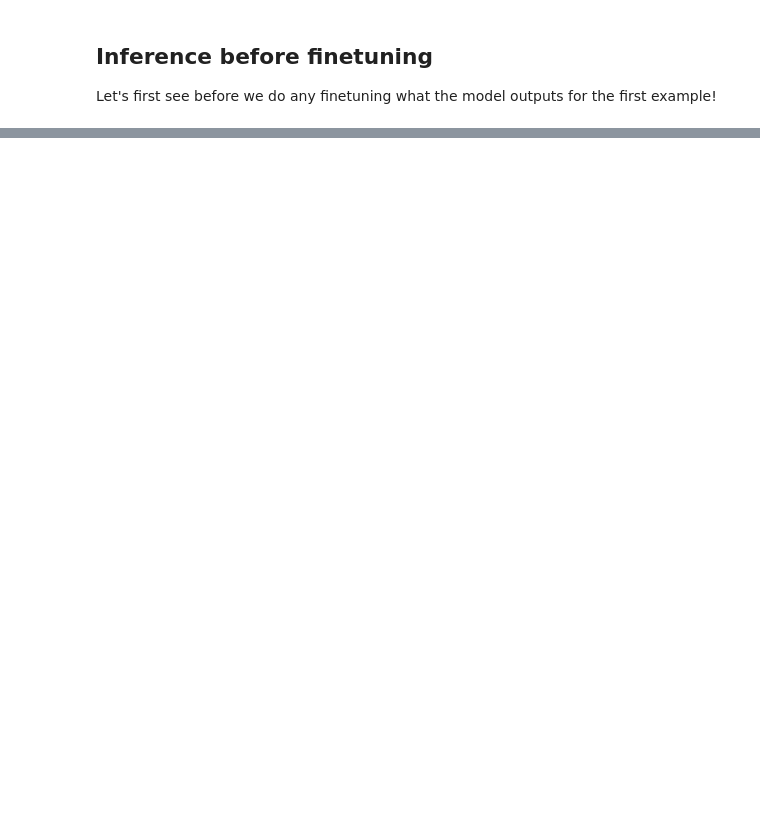
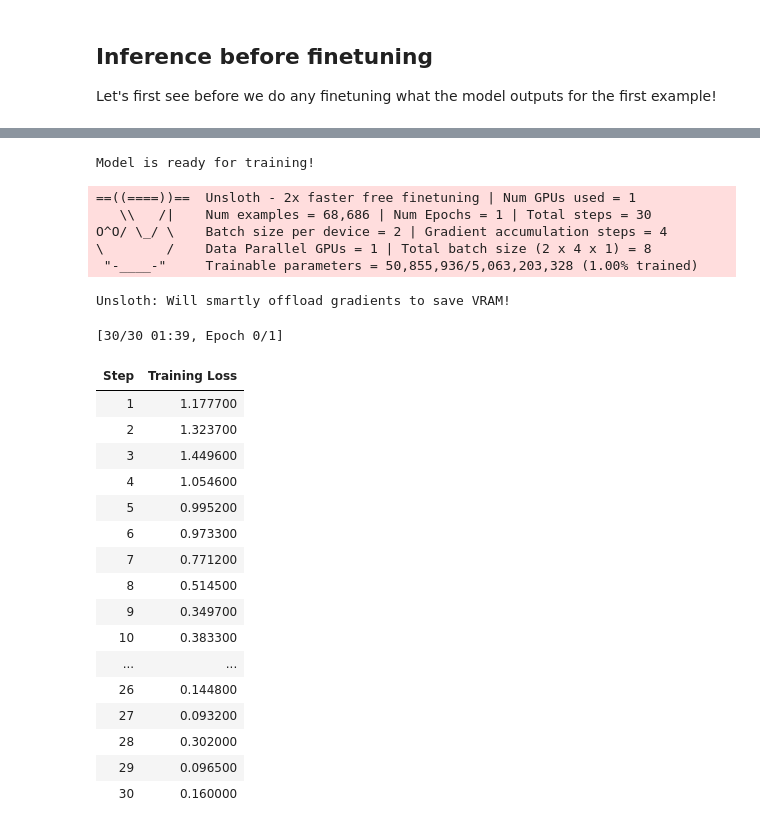
Before and after one commit to MarioProjects/NLPJourney, a Jupyter notebook: unsloth/vlm_handtolatext.ipynb, the cells around one changed output, grey strips where cells are left out. Cells and saved outputs as stored; diff of their text form; code cells hidden in the pictures; blank space fills up the shorter version.

```diff
--- a/unsloth/vlm_handtolatext.ipynb
+++ b/unsloth/vlm_handtolatext.ipynb
@@ -144,0 +205,63 @@ _ = model.generate(
+# %%
+FastVisionModel.for_training(model) # Enable for training!
+print("Model is ready for training!")
+# %% [output]
+Model is ready for training!
+# %%
+trainer = SFTTrainer(
+    model = model,
+    tokenizer = tokenizer,
+    data_collator = UnslothVisionDataCollator(model, tokenizer), # Must use!
+    train_dataset = converted_dataset,
+    args = SFTConfig(
+        per_device_train_batch_size = 2,
+        gradient_accumulation_steps = 4,
+        warmup_steps = 5,
+        max_steps = 30,
+        # num_train_epochs = 1, # Set this instead of max_steps for full training runs
+        learning_rate = 2e-4,
+        fp16 = not is_bf16_supported(),
+        bf16 = is_bf16_supported(),
+        logging_steps = 1,
+        optim = "adamw_8bit",
+        weight_decay = 0.01,
+        lr_scheduler_type = "linear",
+        seed = 3407,
+        output_dir = "outputs",
+        report_to = "none",     # For Weights and Biases
+
+        # You MUST put the below items for vision finetuning:
+        remove_unused_columns = False,
+        dataset_text_field = "",
+        dataset_kwargs = {"skip_prepare_dataset": True},
+        dataset_num_proc = 4,
+        max_seq_length = 2048,
+    ),
+)
+# %%
+trainer_stats = trainer.train()
+# %% [output]
+==((====))==  Unsloth - 2x faster free finetuning | Num GPUs used = 1
+   \\   /|    Num examples = 68,686 | Num Epochs = 1 | Total steps = 30
+O^O/ \_/ \    Batch size per device = 2 | Gradient accumulation steps = 4
+\        /    Data Parallel GPUs = 1 | Total batch size (2 x 4 x 1) = 8
+ "-____-"     Trainable parameters = 50,855,936/5,063,203,328 (1.00% trained)
+Unsloth: Will smartly offload gradients to save VRAM!
+[30/30 01:39, Epoch 0/1]
+| Step | Training Loss |
+| 1 | 1.177700 |
+| 2 | 1.323700 |
+| 3 | 1.449600 |
+| 4 | 1.054600 |
+| 5 | 0.995200 |
+| 6 | 0.973300 |
+| 7 | 0.771200 |
+| 8 | 0.514500 |
+| 9 | 0.349700 |
+| 10 | 0.383300 |
+| ... | ... |
+| 26 | 0.144800 |
+| 27 | 0.093200 |
+| 28 | 0.302000 |
+| 29 | 0.096500 |
+| 30 | 0.160000 |
```
Also changed, not shown: parts of 23 cells of this notebook, 1 other file.
